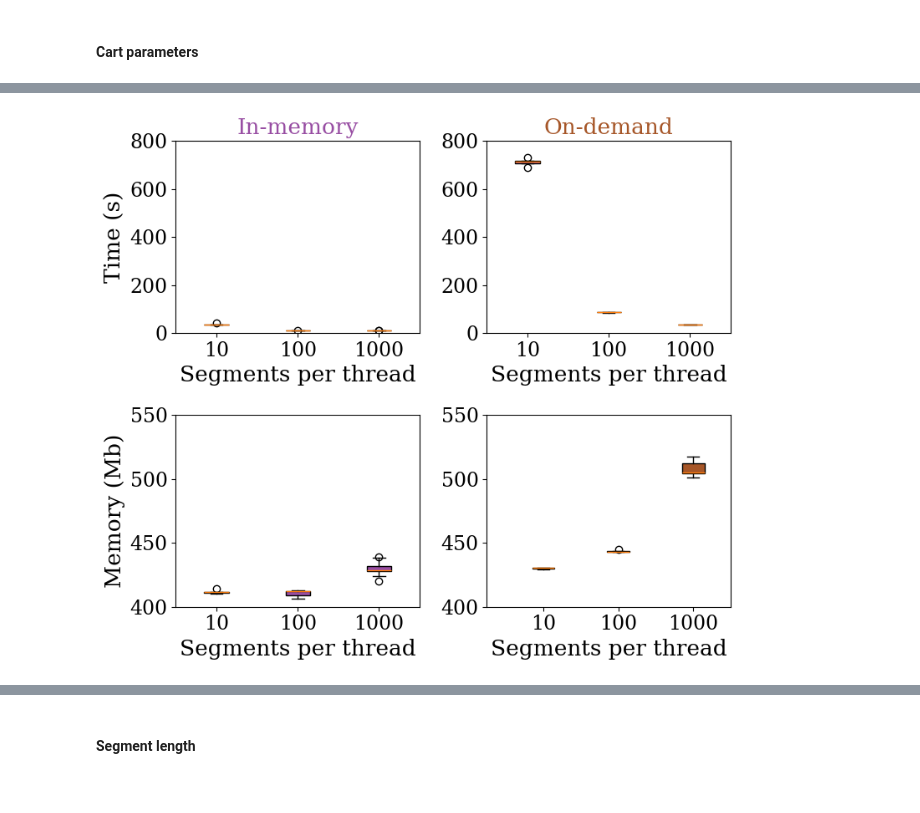
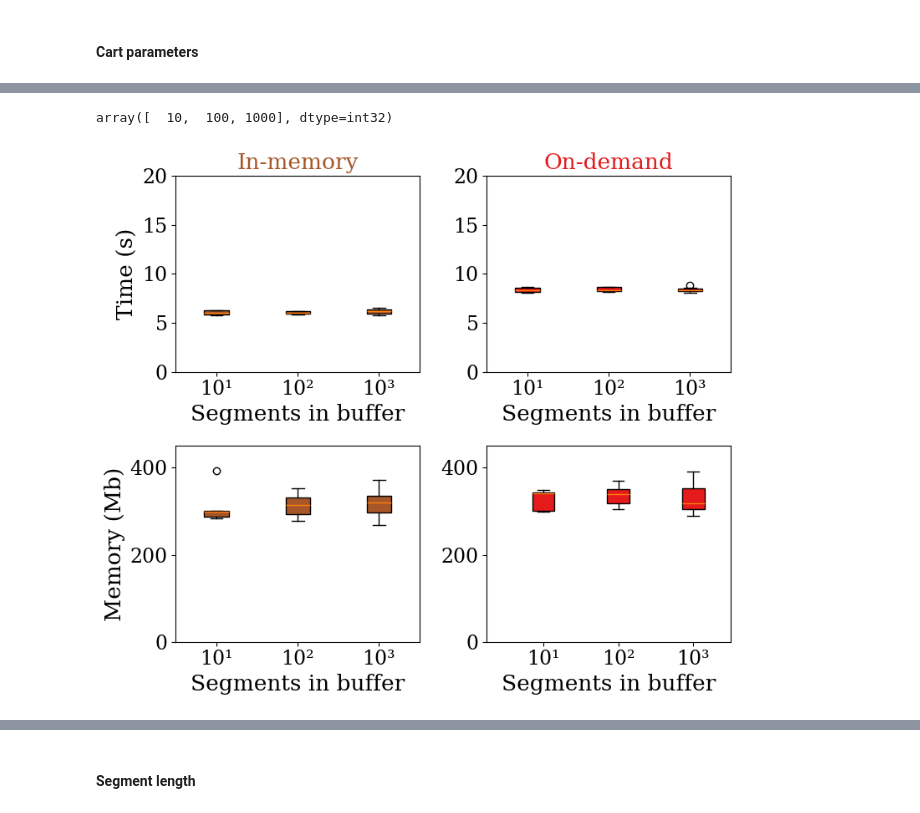
Before and after one commit to eaasna/DREAM-stellar-benchmark, a Jupyter notebook: work-python/markov/Distribution granularity.ipynb, the cells around one changed output, grey strips where cells are left out. Drawn from its saved outputs; the diff is of its cells as text; code cells hidden in the pictures.

```diff
--- a/work-python/markov/Distribution granularity.ipynb
+++ b/work-python/markov/Distribution granularity.ipynb
@@ -242,8 +277,12 @@ df.head()
 # %%
 df_all = df.copy()
-df = df[df["seg-count"]>100]
+df = df[df["seg-count"]==4000]
 df = df[df["error-rate"]==0.06]
-#df = df[df["cart-max-capacity"] > 1]
-df.tail()
+df = df[df["max-queued-carts"]==1000]
+df = df[df["bins"] == 1024]
+df.drop(["rep"], axis = 1, inplace = True)
+
+df_cart = df.copy()
+df
 # %% [output]
 |  | Time (s) | Memory (kb) | adapt_cutoff | errors | exec-path | seg-count | cart-max-capacity | ... |
@@ -295,8 +341,8 @@ def plot_cols(data, ax, column, color, label):
                        tick_labels=capacities)  # will be used to label x-ticks
 
     # fill with colors
-    colors = [color] * len(capacities)
-    for patch, color in zip(bplot['boxes'], colors):
+    local_colors = [color] * len(capacities)
+    for patch, color in zip(bplot['boxes'], local_colors):
         patch.set_facecolor(color)
 
     legend_square = mpatches.Patch(color=color, label=label)
@@ -521,41 +678,59 @@ FileNotFoundError: [Errno 2] No such file or directory: '10Mb_equal/cart_params_
+# %%
+ref_size = "10Mb_equal"
+df = get_no_time_df(ref_size + "/full.log")
+np.unique(df["max-queued-carts"])
+# %% [output]
+array([  10,  100, 1000], dtype=int32)
 # %%
 fig, ax = plt.subplots(2, 2, sharey = False)
 fig.set_size_inches(8, 7)
 
+#i = 0
+data = df_cart.copy()
 
-i = 0
+i = 1
+
+if (i==1):
+    df = df[df["seg-count"]==4000]
+    df = df[df["error-rate"]==0.06]
+    df = df[df["cart-max-capacity"] == 1000]
+    #df = df[df["cart-max-capacity"] > 1]
+    df = df[df["bins"] == 1024]
+    data = df
+
+df_copy = data.copy()
+
 x_cols = ["cart-max-capacity", "max-queued-carts"]
 x_col = x_cols[i]
 
 #TODO: how many Mb per 10¹?
-colnames = ["Segments per thread", "Max carts in queue"]
+colnames = ["Segments per thread", "Segments in buffer"]
 colname = colnames[i]
 
 def plot_cols(data, ax, column, color, label):
 
+    labels = [r"10¹", r"10²", r"10³"]
     capacities = [10, 100, 1000]
-    if (i==1):
-        capacities = [1, 2, 4, 1000]
 
     data_list = []
     for c in capacities:
         data_list.append(data[data[x_col]==c][column])
     bplot = ax.boxplot(data_list,
                        patch_artist=True,  # fill with color
-                       tick_labels=capacities)  # will be used to label x-ticks
+                       tick_labels=labels)  # will be used to label x-ticks
 
     # fill with colors
-    colors = [color] * len(capacities)
-    for patch, color in zip(bplot['boxes'], colors):
+    local_colors = [color] * len(capacities)
+    for patch, color in zip(bplot['boxes'], local_colors):
         patch.set_facecolor(color)
 
     legend_square = mpatches.Patch(color=color, label=label)
     #ax.legend(handles=[legend_square])
 
 for t in [4]:
-    data = df.copy()
     data = data[data["threads"] == t]
     data = data[data[x_cols[not(i)]] == 1000]
+    col = x_cols[i]
     data = data.sort_values(col, ascending=True)
 
     build = data[data["exec-path"] == "build"].copy()
@@ -564,53 +739,53 @@ for t in [4]:
     io.drop(["adapt_cutoff", "errors", "exec-path", "seg-count", "error-rate"], axis = 1, inplace = True)
 
     col = "Time (s)"
-    plot_cols(io, ax[0][1], col, CB_color_cycle[5], "In-memory")
-    plot_cols(build, ax[0][0], col, CB_color_cycle[4], "On-demand")
+    plot_cols(io, ax[0][1], col, colors[1], "On-demand")
+    plot_cols(build, ax[0][0], col, colors[0], "In-memory")
 
-    ax[0][0].set_title("In-memory", color = CB_color_cycle[5])
-    ax[0][1].set_title("On-demand", color = CB_color_cycle[4])
+    ax[0][0].set_title("In-memory", color = colors[0])
+    ax[0][1].set_title("On-demand", color = colors[1])
     ax[0][0].set_xlabel(colname)
     ax[0][1].set_xlabel(colname)
     ax[0][0].set_ylabel("Time (s)")
-    ax[0][0].set_ylim(0, 800)
-    ax[0][1].set_ylim(0, 800)
+    ax[0][0].set_ylim(0, 50)
+    ax[0][1].set_ylim(0, 50)
     if (i==1):
-        ax[0][0].set_ylim(0, 40)
-        ax[0][1].set_ylim(0, 40)
+        ax[0][0].set_ylim(0, 20)
+        ax[0][1].set_ylim(0, 20)
 
     #ax[0].plot(data[col], data["Time (s)"], linestyle = "dotted", color = colors[i])
 
-    data = df.copy()
+    data = df_copy.copy()
     data = data[data["threads"] == t]
     data = data[data[x_cols[not(i)]] == 1000]
     data = data.sort_values(col, ascending=True)
 
     build = data[data["exec-path"] == "build"].copy()
     build.drop(["adapt_cutoff", "errors", "exec-path", "seg-count", "error-rate"], axis = 1, inplace = True)
     io = data[data["exec-path"] == "build_io"].copy()
     io.drop(["adapt_cutoff", "errors", "exec-path", "seg-count", "error-rate"], axis = 1, inplace = True)
 
     col = "Memory (kb)"
     io[col] = io[col] / 1000
     build[col] = build[col] / 1000
-    plot_cols(io, ax[1][0], col, CB_color_cycle[5], "On-demand")
-    plot_cols(build, ax[1][1], col, CB_color_cycle[4], "In-memory")
+    plot_cols(io, ax[1][1], col, colors[1], "On-demand")
+    plot_cols(build, ax[1][0], col, colors[0], "In-memory")
 
     ax[1][0].set_ylabel("Memory (Mb)")
     #ax[1][1].set_ylabel("Memory (Mb)")
 
     ax[1][0].set_xlabel(colname)
     ax[1][1].set_xlabel(colname)
-    ax[1][0].set_ylim(400, 550)
-    ax[1][1].set_ylim(400, 550)
+    ax[1][0].set_ylim(0, 450)
+    ax[1][1].set_ylim(0, 450)
 
-    ax[1][1].plot(0.4, 0.4, linestyle = "-.", color = CB_color_cycle[5] , label = "In-memory")
-    ax[1][1].plot(0.4, 400, color = CB_color_cycle[4], label = "On-demand")
+    ax[1][1].plot(0.4, 0.4, linestyle = "-.", color = colors[0], label = "In-memory")
+    ax[1][1].plot(0.4, 400, color = colors[1], label = "On-demand")
 
     #ax[1].legend(bbox_to_anchor=(1.05, 1), loc='upper left', borderaxespad=0.)
     #fig.suptitle("Searching 10k matches between \n100Mb reference and 1Mb query\n using " + str(t) + " threads")
     fig.tight_layout()  # otherwise the right y-label is slightly clipped
     fig.savefig(ref_size + "_" + x_col + "_t" + str(t) + ".png", dpi=400, bbox_inches='tight')
     plt.show()
 # %% [output]
-[figure, old version]
+[figure, new version]
```
Also changed, not shown: parts of 33 cells of this notebook.
